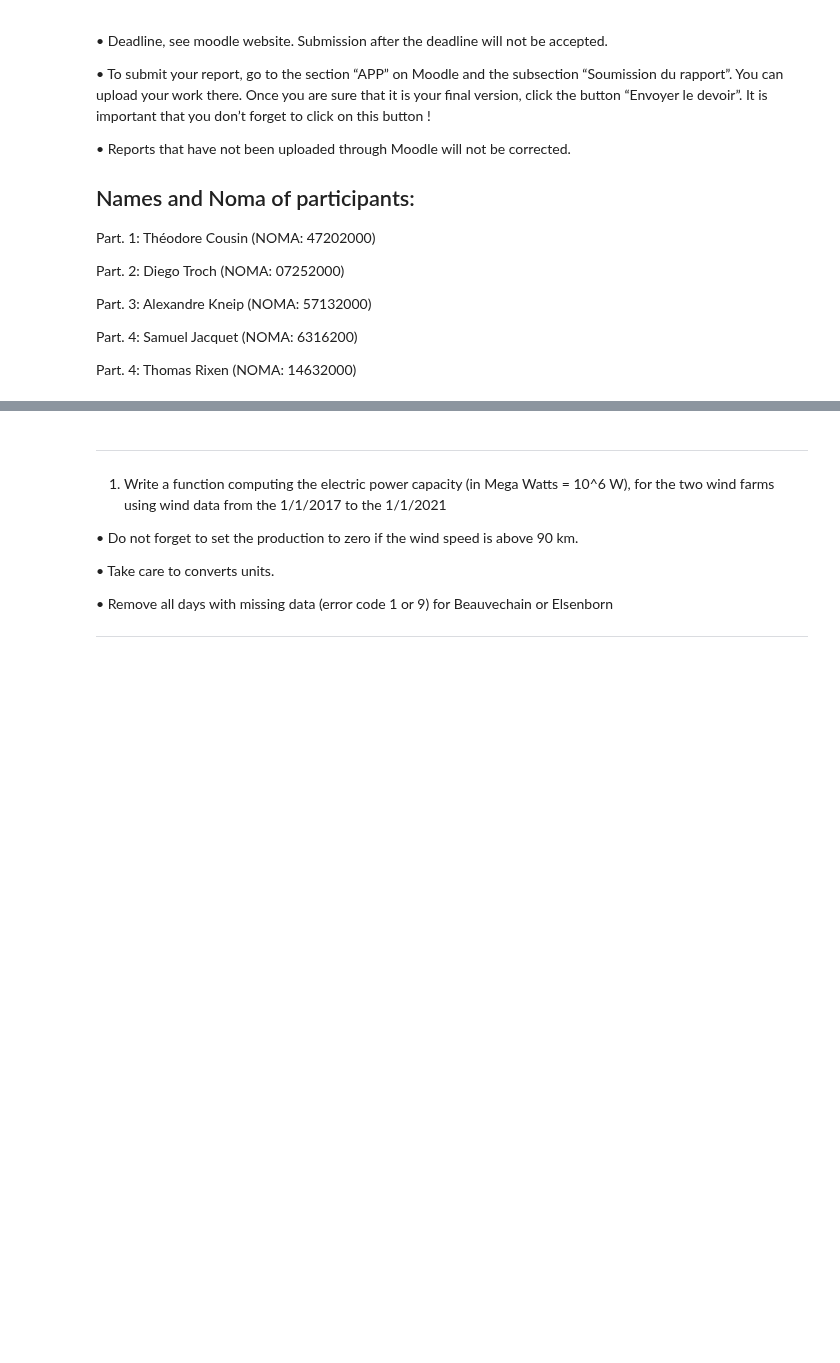
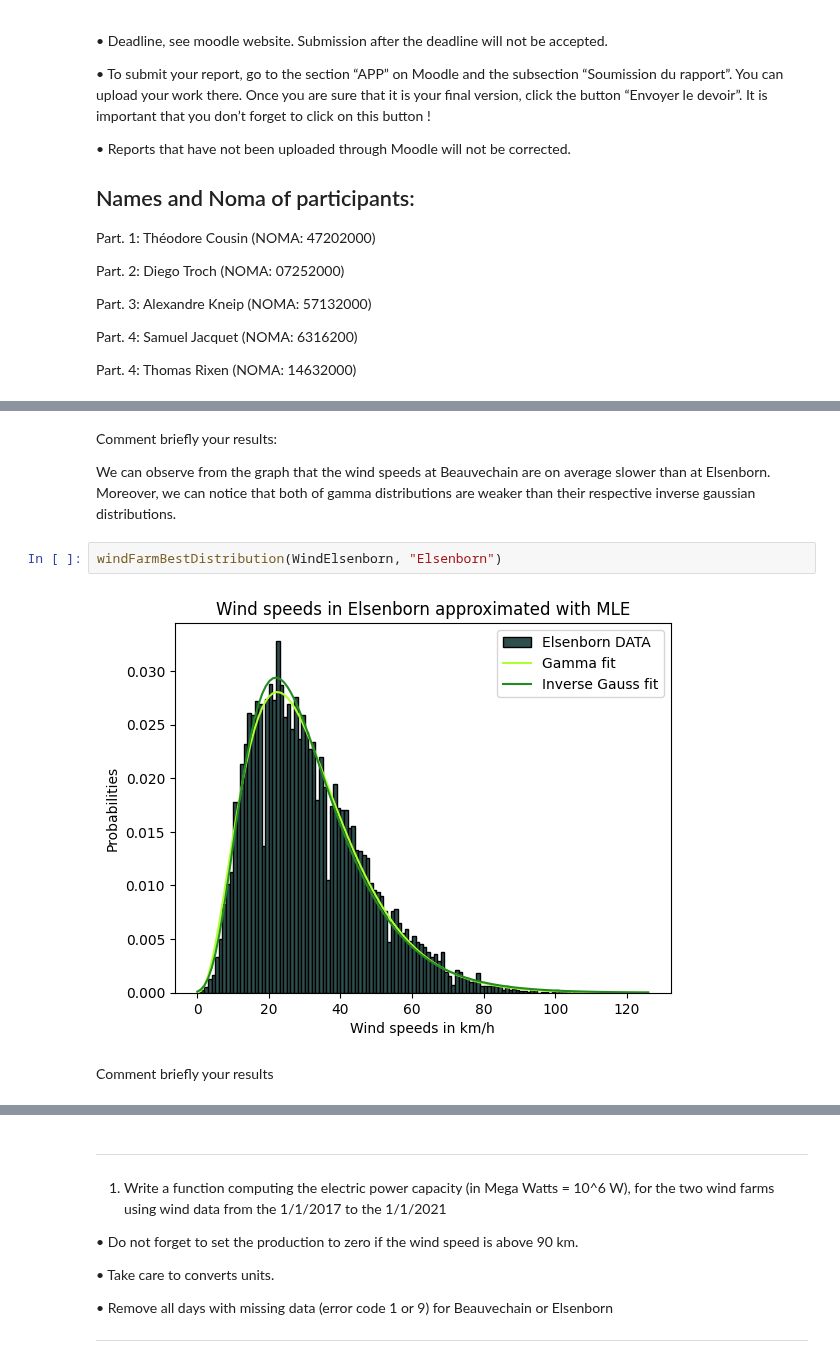
Before and after one commit to clem119/Hackathons, a Jupyter notebook: H1/hack1_without_code.ipynb, the cells around one changed output, grey strips where cells are left out. Saved outputs shown, nothing was run; the diff lists cells and outputs as text; blank space fills up the shorter version.

```diff
--- a/H1/hack1_without_code.ipynb
+++ b/H1/hack1_without_code.ipynb
@@ -52,0 +372,10 @@ Part. 4: Thomas Rixen (NOMA: 14632000)
+# %% [markdown]
+Comment briefly your results:
+
+We can observe from the graph that the wind speeds at Beauvechain are on average slower than at Elsenborn. Moreover, we can notice that both of gamma distributions are weaker than their respective inverse gaussian distributions.
+# %%
+windFarmBestDistribution(WindElsenborn, "Elsenborn")
+# %% [output]
+[figure, added]
+# %% [markdown]
+Comment briefly your results
```
Also changed, not shown: parts of 22 cells of this notebook.
